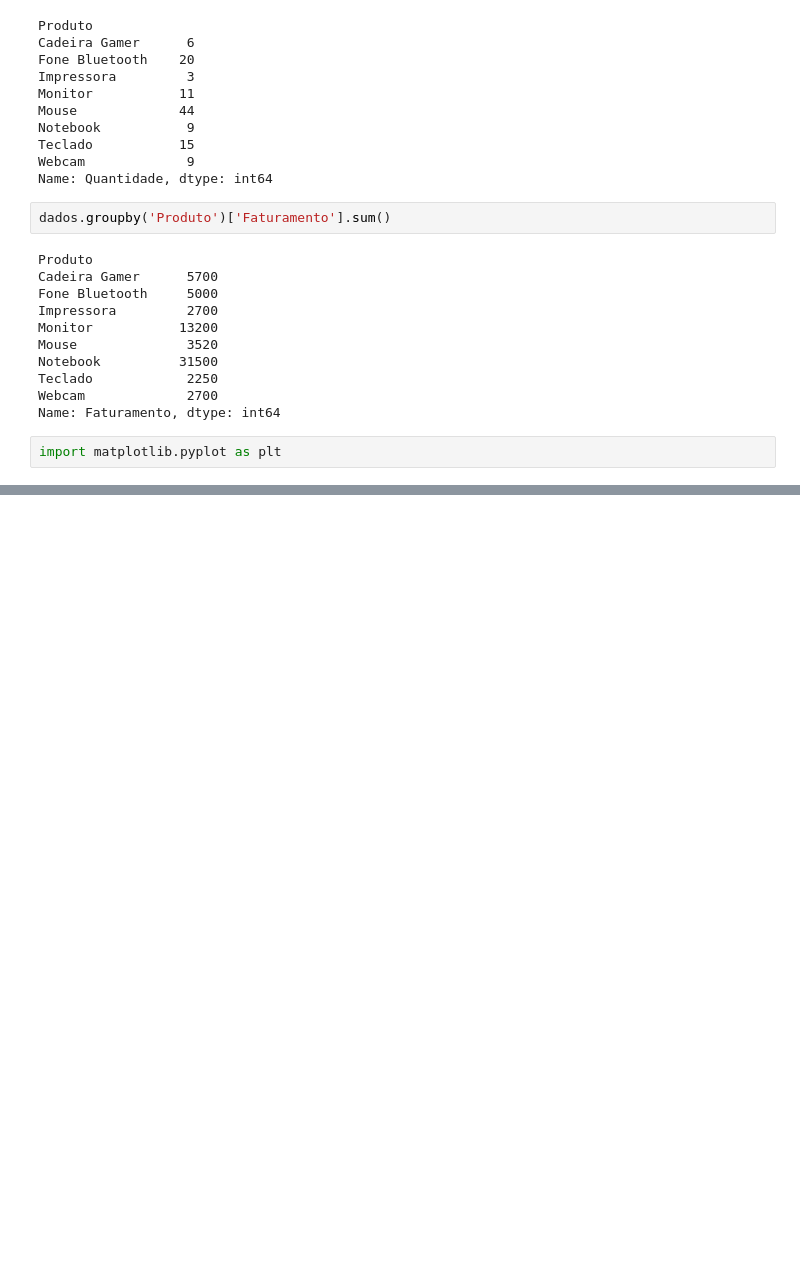
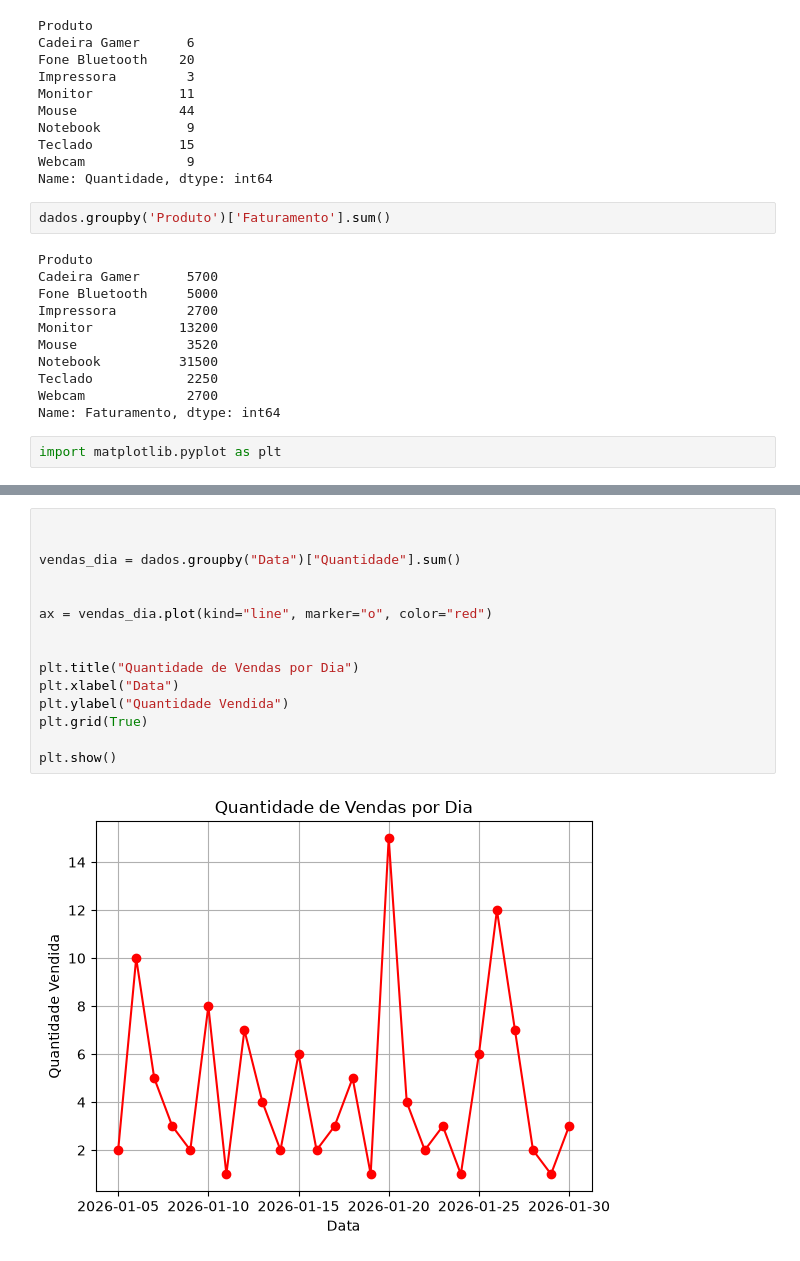
Before and after one commit to andregalvao-dev/analises_vendas_mercado_tec, a Jupyter notebook: analises_vendas.ipynb, the cells around one changed output, grey strips where cells are left out. Saved outputs shown, nothing was run; the diff lists cells and outputs as text; blank space fills up the shorter version.

```diff
--- a/analises_vendas.ipynb
+++ b/analises_vendas.ipynb
@@ -110,0 +114,17 @@ plt.show()
+# %%
+
+
+vendas_dia = dados.groupby("Data")["Quantidade"].sum()
+
+
+ax = vendas_dia.plot(kind="line", marker="o", color="red")
+
+
+plt.title("Quantidade de Vendas por Dia")
+plt.xlabel("Data")
+plt.ylabel("Quantidade Vendida")
+plt.grid(True)
+
+plt.show()
+# %% [output]
+[figure, added]
```
Also changed, not shown: parts of 3 cells of this notebook.
